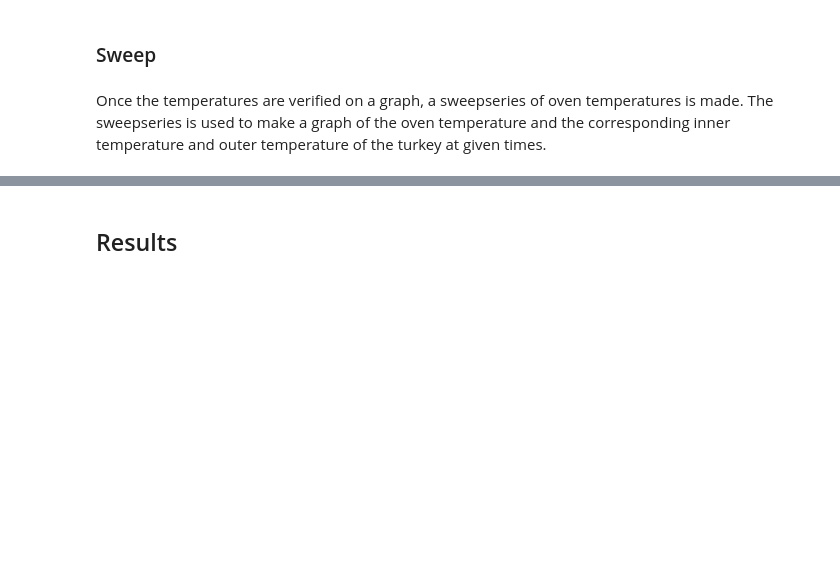
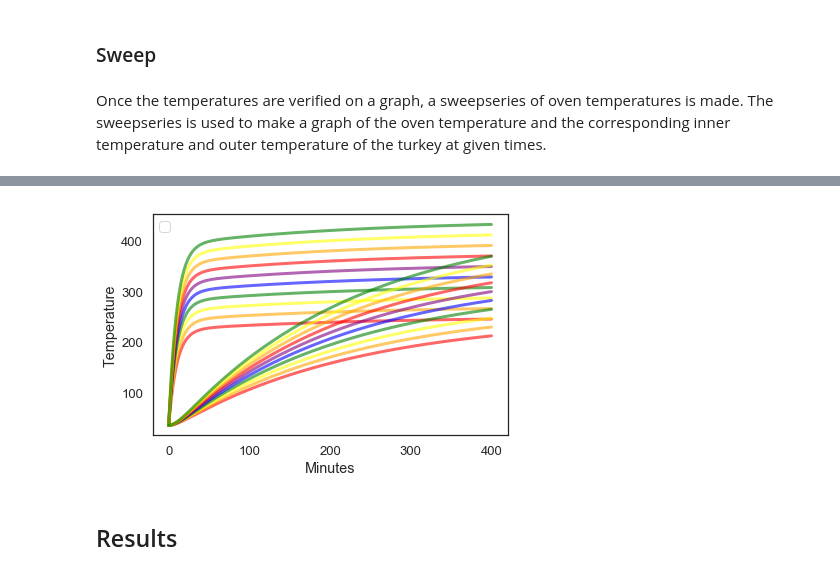
Before and after one commit to MellieZito/Project-2, a Jupyter notebook: code/Turkey.ipynb, the cells around one changed output, grey strips where cells are left out. Drawn from its saved outputs; the diff is of its cells as text; code cells hidden in the pictures; blank space fills up the shorter version.

```diff
--- a/code/Turkey.ipynb
+++ b/code/Turkey.ipynb
@@ -238,3 +255,7 @@ def sweep_temp(slope_func, min_temp, max_temp, time, num_runs):
+# %%
+detailed_sweep = sweep_temp(slope_func, 394, 500, 400, 10);
+# %% [output]
+[figure, added]
 # %% [markdown]
 ## Results
 # %% [markdown]
```
Also changed, not shown: parts of 12 cells of this notebook.
